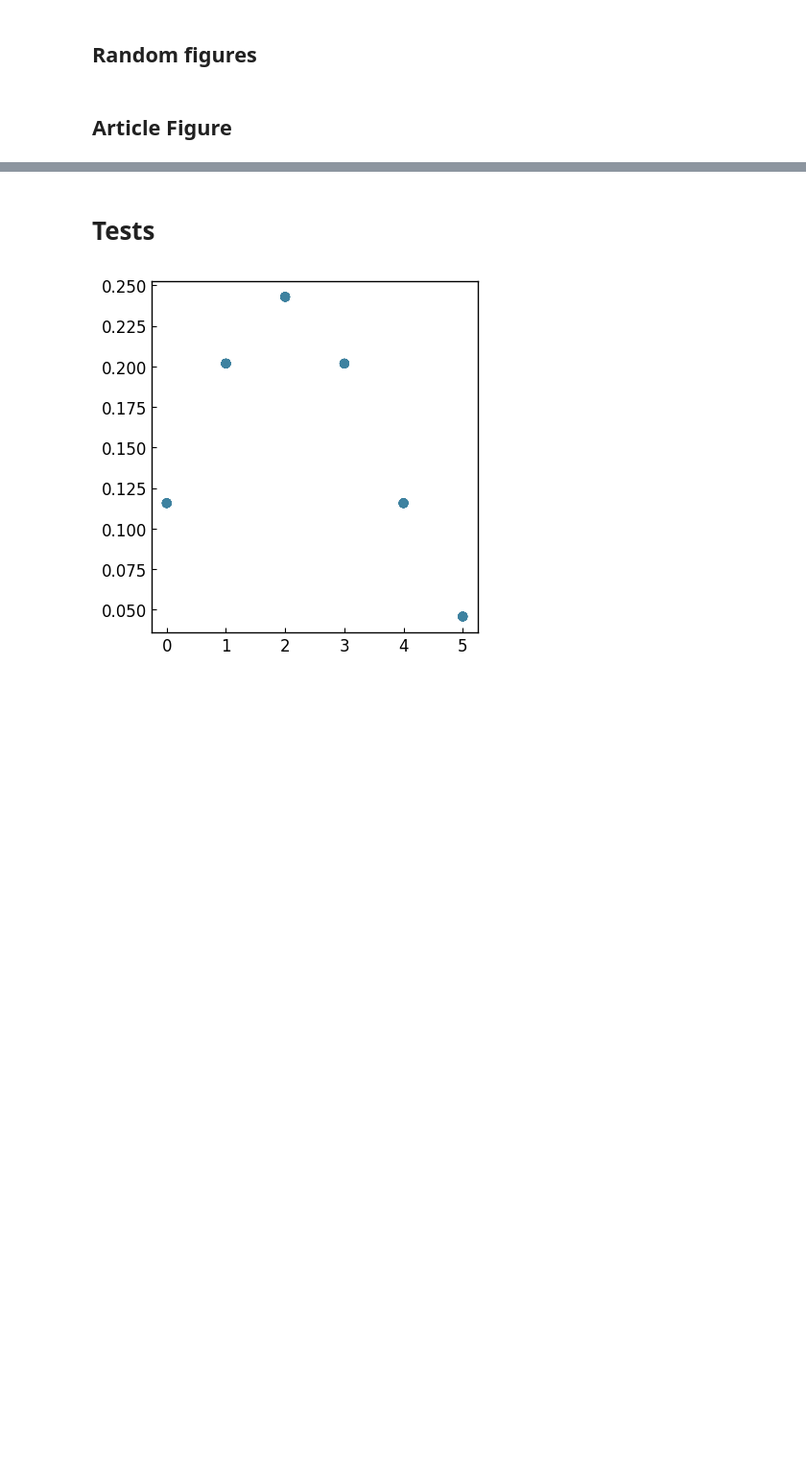
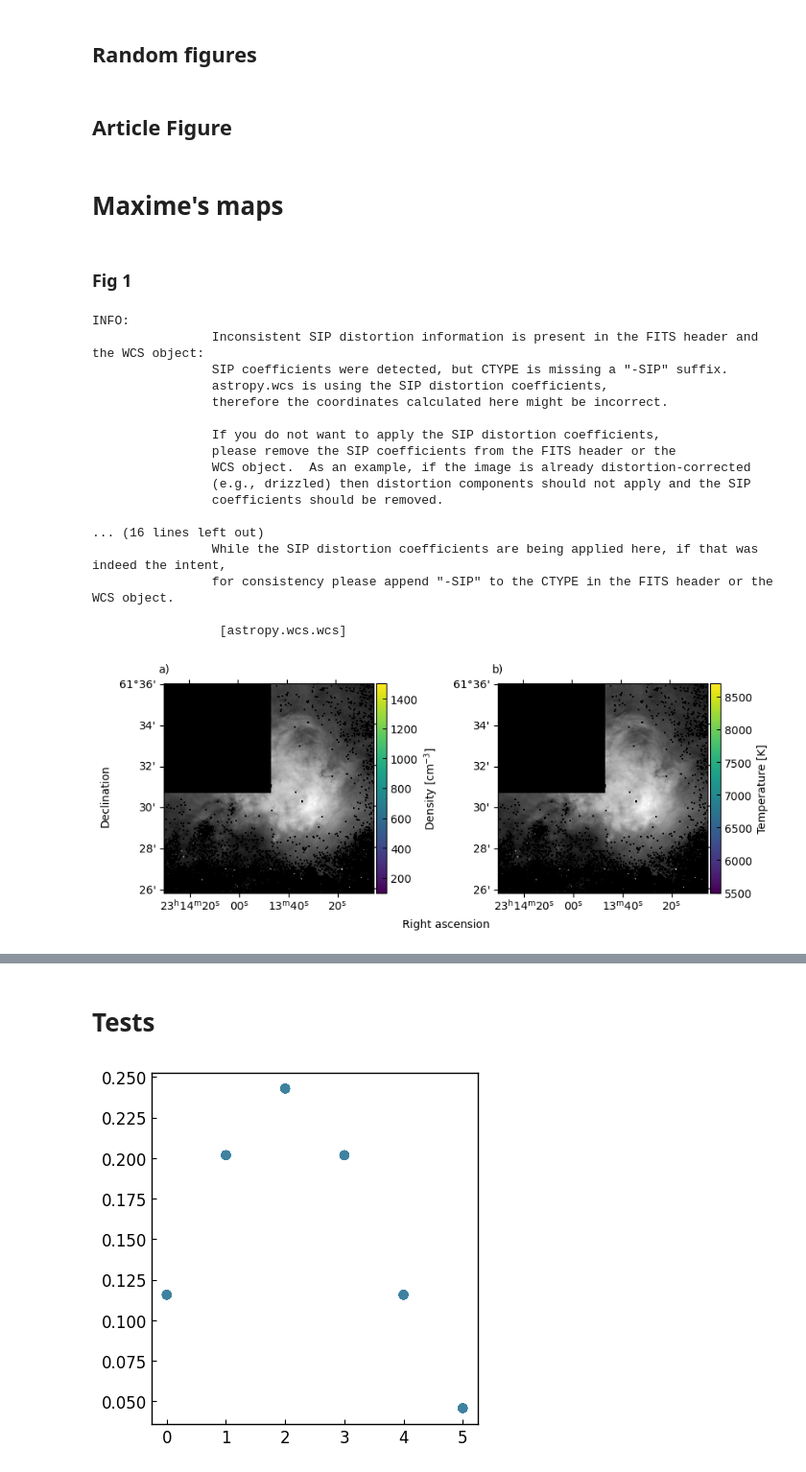
Before and after one commit to mamar828/Stage, a Jupyter notebook: applications/sh158/article.ipynb, the cells around one changed output, grey strips where cells are left out. Shown: that part at 96% size. Drawn from its saved outputs; the diff is of its cells as text; code cells hidden in the pictures; blank space fills up the shorter version.

Commit message:
maxime figures for articles (flux, density, ratios, temperature)

```diff
--- a/applications/sh158/article.ipynb
+++ b/applications/sh158/article.ipynb
@@ -311,3 +311,5 @@ multifig = gl.MultiFigure.from_grid(figs_array.flatten().tolist(), (4,3), (12,12
 multifig.y_label = "Count [pixels]"
 
 multifig.save("figures/sh158/histograms/hist_fit_lognormal_article.pdf")
+# %% [markdown]
+# Maxime's maps
@@ -313,0 +343,60 @@ multifig.save("figures/sh158/histograms/hist_fit_lognormal_article.pdf")
+# %% [markdown]
+### Fig 1
+# %%
+maps = [map_.get_reprojection_on(background) for map_ in [
+    Map.load("data/sh158_article/dens_it_sii_sans_fcorr_nii_plus_plusmin_pouss_seuil_errt_1000.fits"),
+    Map.load("data/sh158_article/temp_it_nii_plus_sii_sans_fcorr_plusmin_pouss_seuil_errt_1000.fits"),
+]]
+
+fig = plt.figure(figsize=(10,10))
+plt.tight_layout()
+
+ax = fig.add_subplot(121, projection=WCS(maps[0].header))
+format(ax)
+imshow = ax.imshow(maps[0].data,
+    origin="lower",
+    cmap="viridis",
+    interpolation=None,
+    norm=ImageNormalize(maps[0].data, stretch=LinearStretch(1, 0), vmin=100, vmax=1500),
+)
+colorbar = fig.colorbar(imshow, fraction=0.047, pad=0.01)
+colorbar.ax.tick_params(axis="both", direction="in")
+colorbar.set_label("Density [cm$^{-3}$]")
+ax.text(0, 1, "a)", transform=ax.transAxes + ScaledTranslation(-5 / 72, 10 / 72, fig.dpi_scale_trans))
+
+ax = fig.add_subplot(122, projection=WCS(maps[1].header))
+format(ax)
+imshow = ax.imshow(maps[1].data,
+    origin="lower",
+    cmap="viridis",
+    interpolation=None,
+    norm=ImageNormalize(maps[1].data, stretch=LinearStretch(1, 0), vmin=5500, vmax=8700),
+)
+colorbar = fig.colorbar(imshow, fraction=0.047, pad=0.01)
+colorbar.ax.tick_params(axis="both", direction="in")
+colorbar.set_label("Temperature [K]")
+ax.text(0, 1, "b)", transform=ax.transAxes + ScaledTranslation(-5 / 72, 10 / 72, fig.dpi_scale_trans))
+
+fig.text(0.45, 0.3, "Right ascension")
+fig.text(0.07, 0.43, "Declination", rotation=90,)
+plt.subplots_adjust(top=0.95, bottom=0.0, left=0.15, right=0.85, hspace=0.00, wspace=0.50)
+plt.savefig("figures/sh158/maxime/thermodynamics.pdf", dpi=900, bbox_inches="tight")
+# %% [output]
+INFO:
+                Inconsistent SIP distortion information is present in the FITS header and the WCS object:
+                SIP coefficients were detected, but CTYPE is missing a "-SIP" suffix.
+                astropy.wcs is using the SIP distortion coefficients,
+                therefore the coordinates calculated here might be incorrect.
+
+                If you do not want to apply the SIP distortion coefficients,
+                please remove the SIP coefficients from the FITS header or the
+                WCS object.  As an example, if the image is already distortion-corrected
+                (e.g., drizzled) then distortion components should not apply and the SIP
+                coefficients should be removed.
+
+... (16 lines left out)
+                While the SIP distortion coefficients are being applied here, if that was indeed the intent,
+                for consistency please append "-SIP" to the CTYPE in the FITS header or the WCS object.
+
+                 [astropy.wcs.wcs]
+[figure, added]
```
Also changed, not shown: parts of 6 cells of this notebook.
